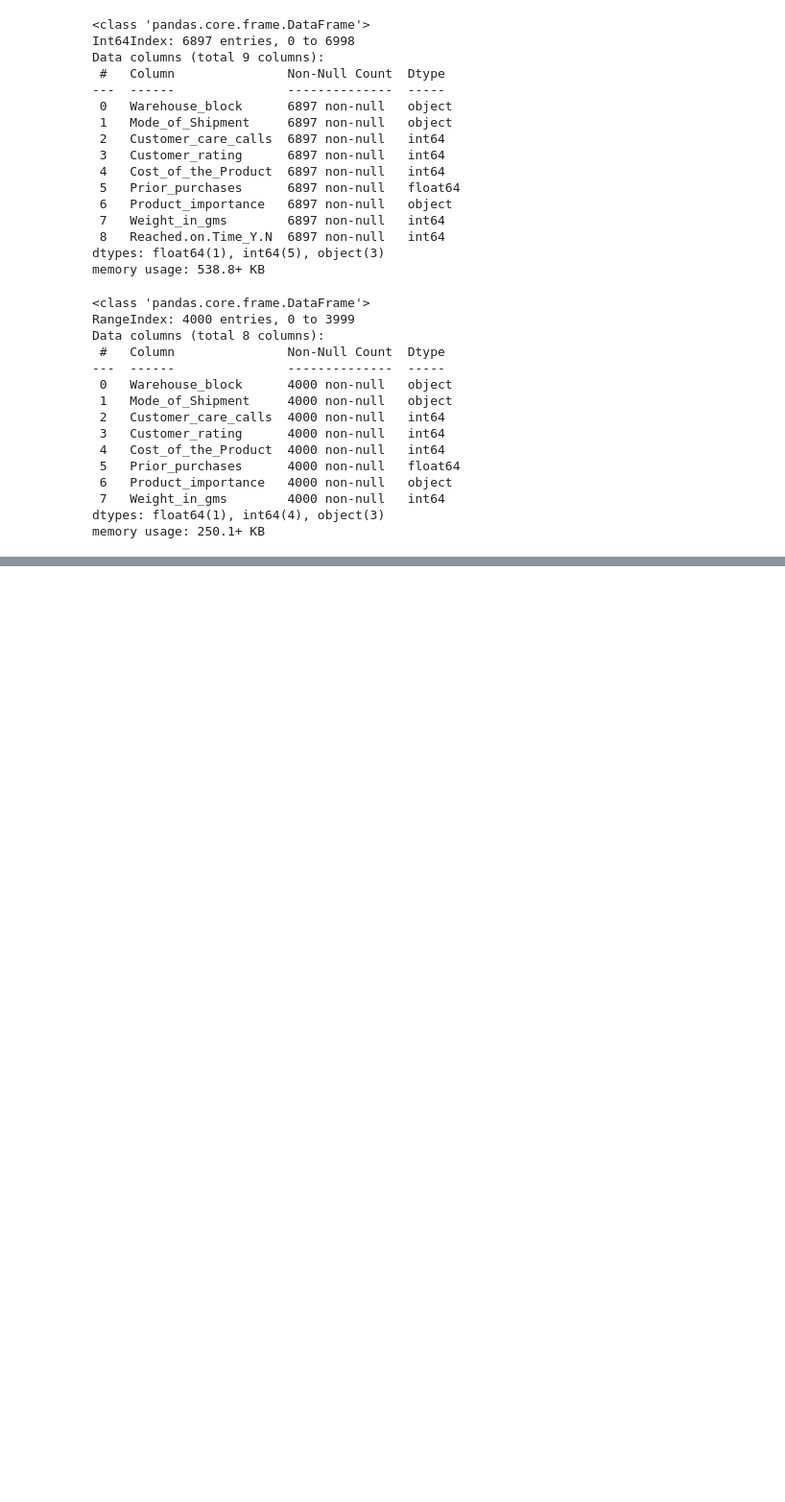
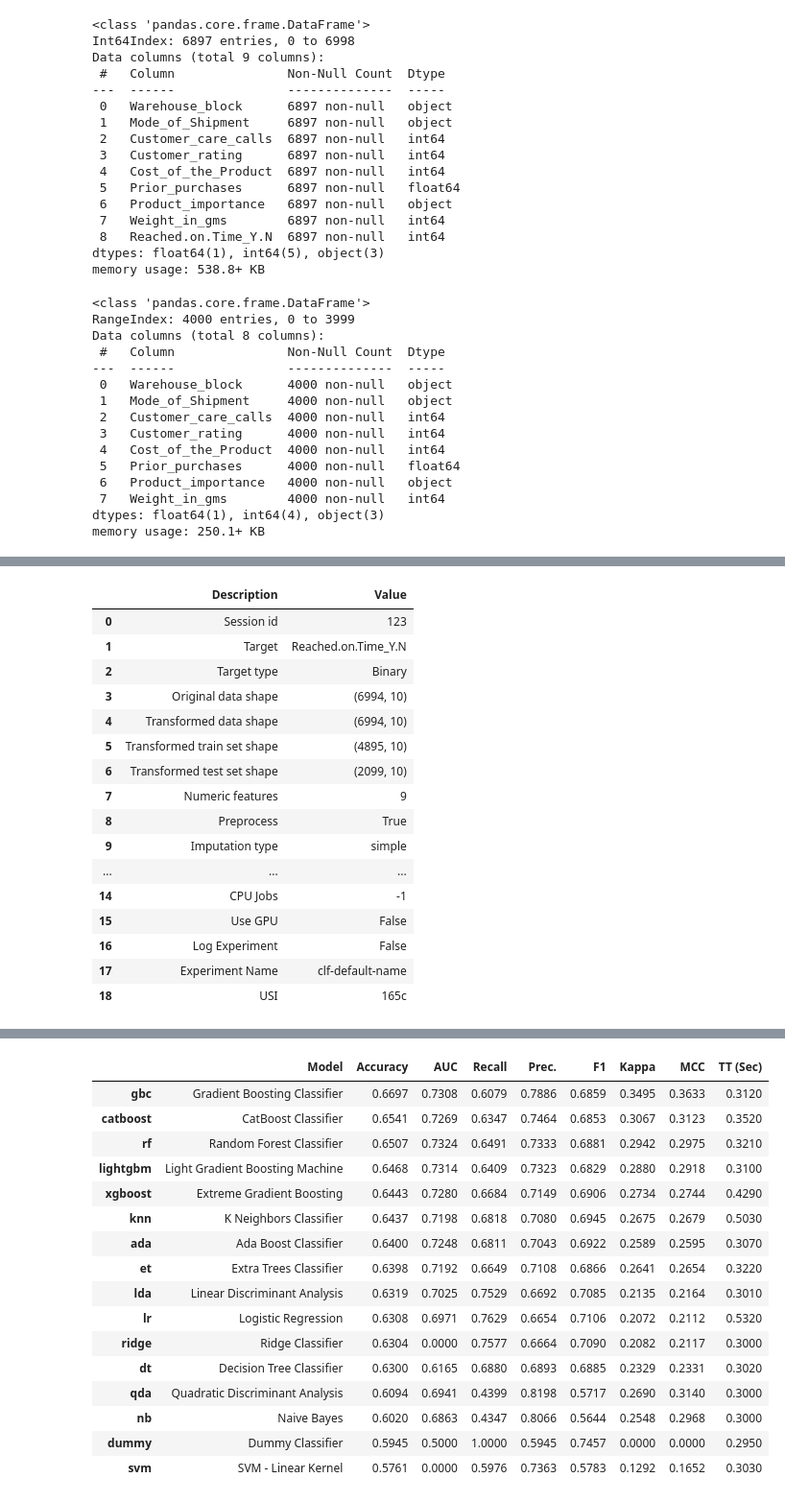
Before and after one commit to yoonjae97/bigdata_service_developer_class, a Jupyter notebook: ml/Untitled.ipynb, the cells around one changed output, grey strips where cells are left out. Shown at 96% size. Drawn from its saved outputs; the diff is of its cells as text; code cells hidden in the pictures; blank space fills up the shorter version.

```diff
--- a/ml/Untitled.ipynb
+++ b/ml/Untitled.ipynb
@@ -1163,0 +1612,8 @@ array([[   0,  832],
+# %%
+result = pd.read_csv('result_pycaret.csv')
+count = 0
+for i in range(len(prediction['prediction_label'])):
+    if result['Reached.on.Time_Y.N'][i]==prediction['prediction_label'][i]:
+        count += 1
+
+print(count)
@@ -2095,3 +2612,6 @@ pred = gb.predict(test_ss)
 result = pd.read_csv('./smhrd_data/sampleSubmission.csv')
 result['Reached.on.Time_Y.N'] = pred
 result.to_csv('result_gbm06_gms_mean(fillna0).csv', index=False)
+# %%
+test = pd.read_csv("./smhrd_data/test.csv")
+test.info()
@@ -2097,0 +2896,19 @@ result.to_csv('result_gbm06_gms_mean(fillna0).csv', index=False)
+# %%
+object_columns = train.select_dtypes('object').columns
+for column in object_columns:
+    dummy = pd.get_dummies(input[column], prefix=column)
+    input = pd.concat([input, dummy], axis = 1)
+    input.drop(column, axis = 1, inplace=True)
+
+for column in object_columns:
+    dummy = pd.get_dummies(test[column], prefix=column)
+    test = pd.concat([test, dummy], axis = 1)
+    test.drop(column, axis = 1, inplace=True)
+
+ss = MinMaxScaler()
+input_ss = ss.fit_transform(input)
+test_ss = ss.transform(test)
+
+gb = GradientBoostingClassifier(learning_rate=0.01, max_depth=4, n_estimators=1000, random_state=42)
+gb.fit(input_ss, target)
+pred = gb.predict(test_ss)
@@ -2097,0 +2919,8 @@ result.to_csv('result_gbm06_gms_mean(fillna0).csv', index=False)
+# %%
+result = pd.read_csv('result_gbm07.csv')
+count = 0
+for i in range(len(pred)):
+    if result['Reached.on.Time_Y.N'][i]==pred[i]:
+        count += 1
+
+print(count)
@@ -2097,0 +3035,22 @@ result.to_csv('result_gbm06_gms_mean(fillna0).csv', index=False)
+# %%
+exp_clf = setup(data = X_train, target = y_train, session_id=123, normalize_method='minmax')
+
+best_model = compare_models()
+# %% [output]
+|  | Description | Value |
+| 0 | Session id | 123 |
+| 1 | Target | Reached.on.Time_Y.N |
+| 2 | Target type | Binary |
+| 3 | Original data shape | (6994, 10) |
+| 4 | Transformed data shape | (6994, 10) |
+| 5 | Transformed train set shape | (4895, 10) |
+| 6 | Transformed test set shape | (2099, 10) |
+| 7 | Numeric features | 9 |
+| 8 | Preprocess | True |
+| 9 | Imputation type | simple |
+| ... | ... | ... |
+| 14 | CPU Jobs | -1 |
+| 15 | Use GPU | False |
+| 16 | Log Experiment | False |
+| 17 | Experiment Name | clf-default-name |
+| 18 | USI | 165c |
@@ -2097,0 +3058,17 @@ result.to_csv('result_gbm06_gms_mean(fillna0).csv', index=False)
+|  | Model | Accuracy | AUC | Recall | Prec. | F1 | Kappa | MCC | TT (Sec) |
+| gbc | Gradient Boosting Classifier | 0.6697 | 0.7308 | 0.6079 | 0.7886 | 0.6859 | 0.3495 | 0.3633 | 0.3120 |
+| catboost | CatBoost Classifier | 0.6541 | 0.7269 | 0.6347 | 0.7464 | 0.6853 | 0.3067 | 0.3123 | 0.3520 |
+| rf | Random Forest Classifier | 0.6507 | 0.7324 | 0.6491 | 0.7333 | 0.6881 | 0.2942 | 0.2975 | 0.3210 |
+| lightgbm | Light Gradient Boosting Machine | 0.6468 | 0.7314 | 0.6409 | 0.7323 | 0.6829 | 0.2880 | 0.2918 | 0.3100 |
+| xgboost | Extreme Gradient Boosting | 0.6443 | 0.7280 | 0.6684 | 0.7149 | 0.6906 | 0.2734 | 0.2744 | 0.4290 |
+| knn | K Neighbors Classifier | 0.6437 | 0.7198 | 0.6818 | 0.7080 | 0.6945 | 0.2675 | 0.2679 | 0.5030 |
+| ada | Ada Boost Classifier | 0.6400 | 0.7248 | 0.6811 | 0.7043 | 0.6922 | 0.2589 | 0.2595 | 0.3070 |
+| et | Extra Trees Classifier | 0.6398 | 0.7192 | 0.6649 | 0.7108 | 0.6866 | 0.2641 | 0.2654 | 0.3220 |
+| lda | Linear Discriminant Analysis | 0.6319 | 0.7025 | 0.7529 | 0.6692 | 0.7085 | 0.2135 | 0.2164 | 0.3010 |
+| lr | Logistic Regression | 0.6308 | 0.6971 | 0.7629 | 0.6654 | 0.7106 | 0.2072 | 0.2112 | 0.5320 |
+| ridge | Ridge Classifier | 0.6304 | 0.0000 | 0.7577 | 0.6664 | 0.7090 | 0.2082 | 0.2117 | 0.3000 |
+| dt | Decision Tree Classifier | 0.6300 | 0.6165 | 0.6880 | 0.6893 | 0.6885 | 0.2329 | 0.2331 | 0.3020 |
+| qda | Quadratic Discriminant Analysis | 0.6094 | 0.6941 | 0.4399 | 0.8198 | 0.5717 | 0.2690 | 0.3140 | 0.3000 |
+| nb | Naive Bayes | 0.6020 | 0.6863 | 0.4347 | 0.8066 | 0.5644 | 0.2548 | 0.2968 | 0.3000 |
+| dummy | Dummy Classifier | 0.5945 | 0.5000 | 1.0000 | 0.5945 | 0.7457 | 0.0000 | 0.0000 | 0.2950 |
+| svm | SVM - Linear Kernel | 0.5761 | 0.0000 | 0.5976 | 0.7363 | 0.5783 | 0.1292 | 0.1652 | 0.3030 |
```
Also changed, not shown: parts of 58 cells of this notebook, 14 other files.
